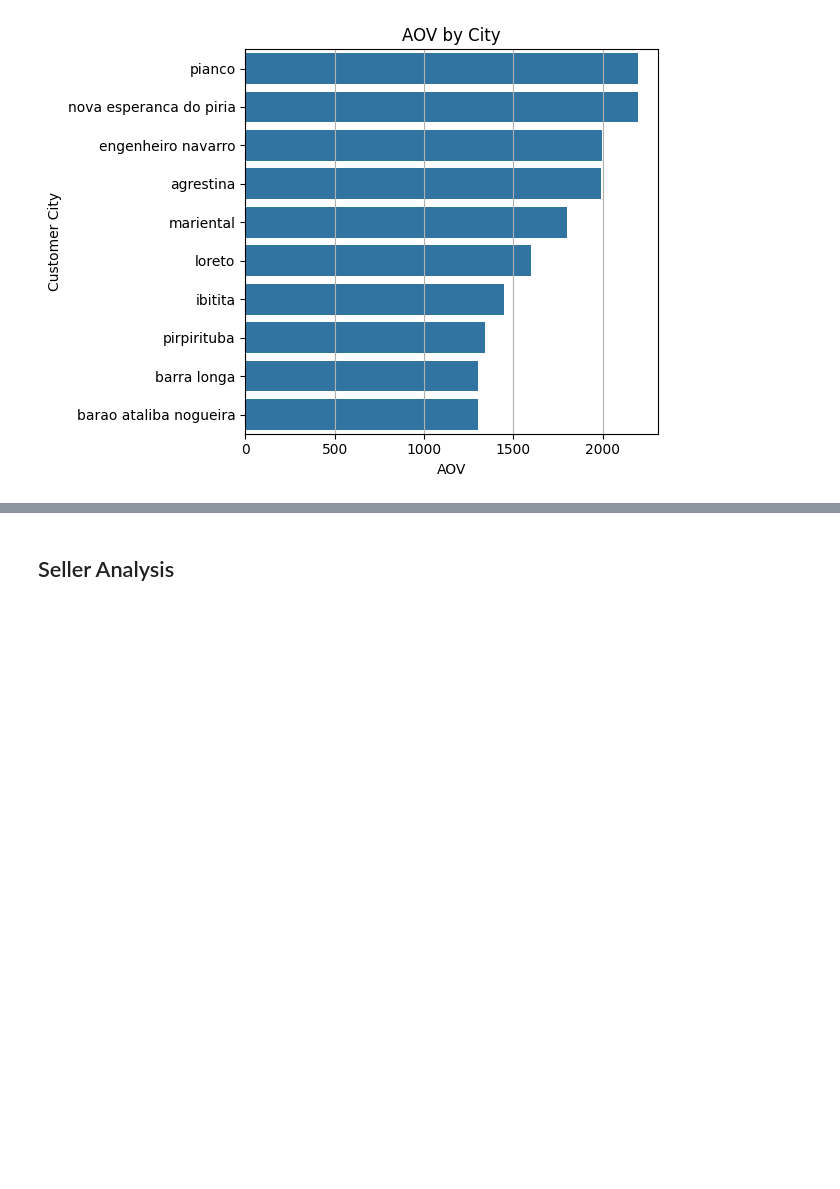
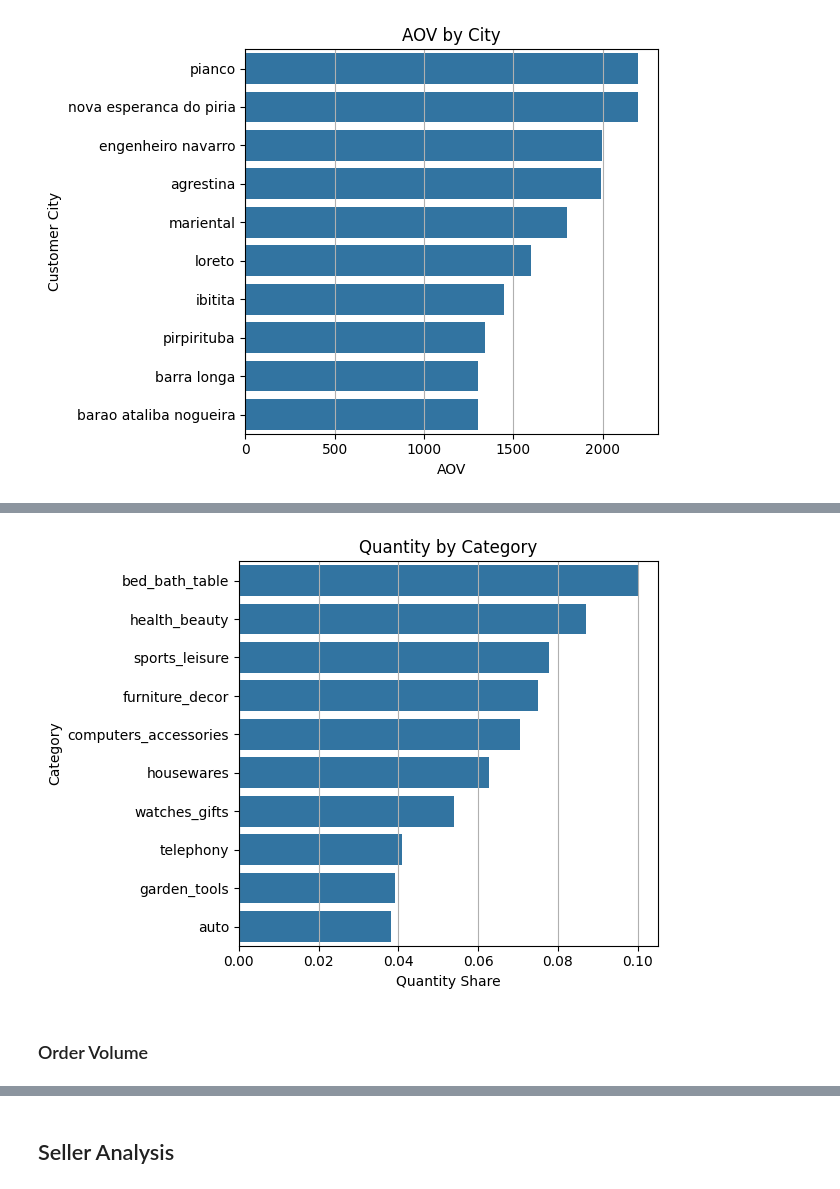
Before and after one commit to MattiaVerardi/olist-ecommerce-analytics, a Jupyter notebook: python/10_eda.ipynb, the cells around one changed output, grey strips where cells are left out. Saved outputs shown, nothing was run; the diff lists cells and outputs as text; code cells hidden in the pictures; blank space fills up the shorter version.

```diff
--- a/python/10_eda.ipynb
+++ b/python/10_eda.ipynb
@@ -2762,0 +2842,11 @@ plt.show()
+# %%
+quantity_by_category = category_performance[[
+    "category",
+    "quantity",
+    "quantity_share"
+]].sort_values(
+    by="quantity_share",
+    ascending=False
+).head(10)
+
+quantity_by_category
@@ -2762,0 +2865,16 @@ plt.show()
+# %%
+sns.barplot(
+    data=quantity_by_category,
+    x="quantity_share",
+    y="category"
+)
+plt.title("Quantity by Category")
+plt.xlabel("Quantity Share")
+plt.ylabel("Category")
+plt.grid(axis="x")
+plt.tight_layout()
+plt.show()
+# %% [output]
+[figure, added]
+# %% [markdown]
+### Order Volume
```
Also changed, not shown: parts of 16 cells of this notebook.
